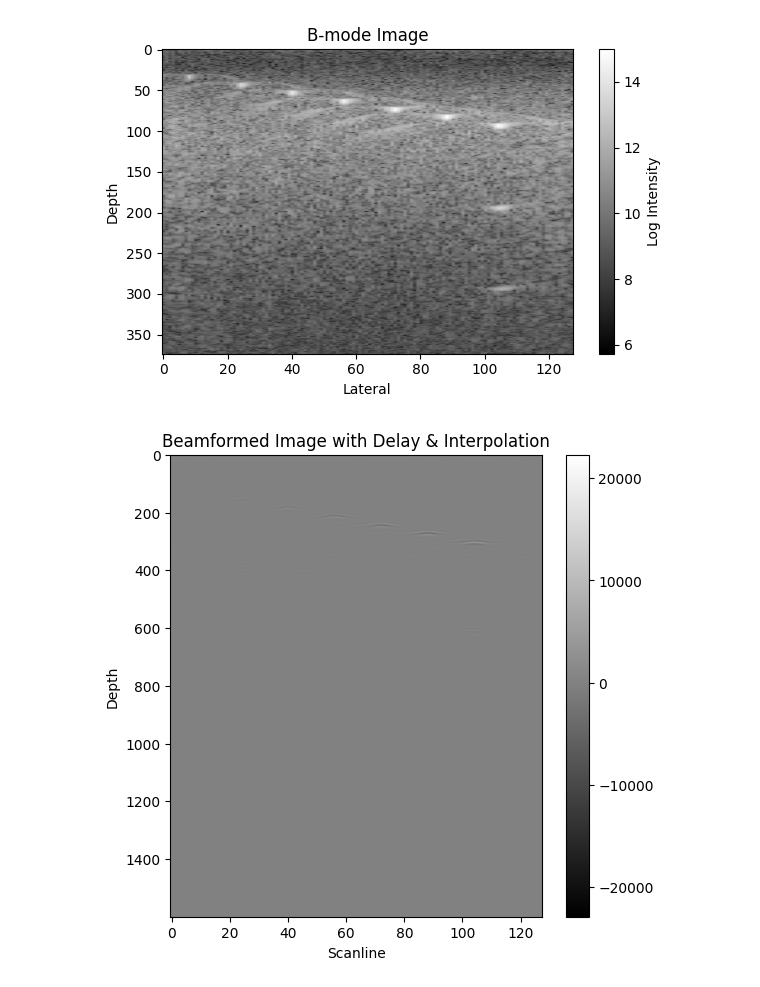
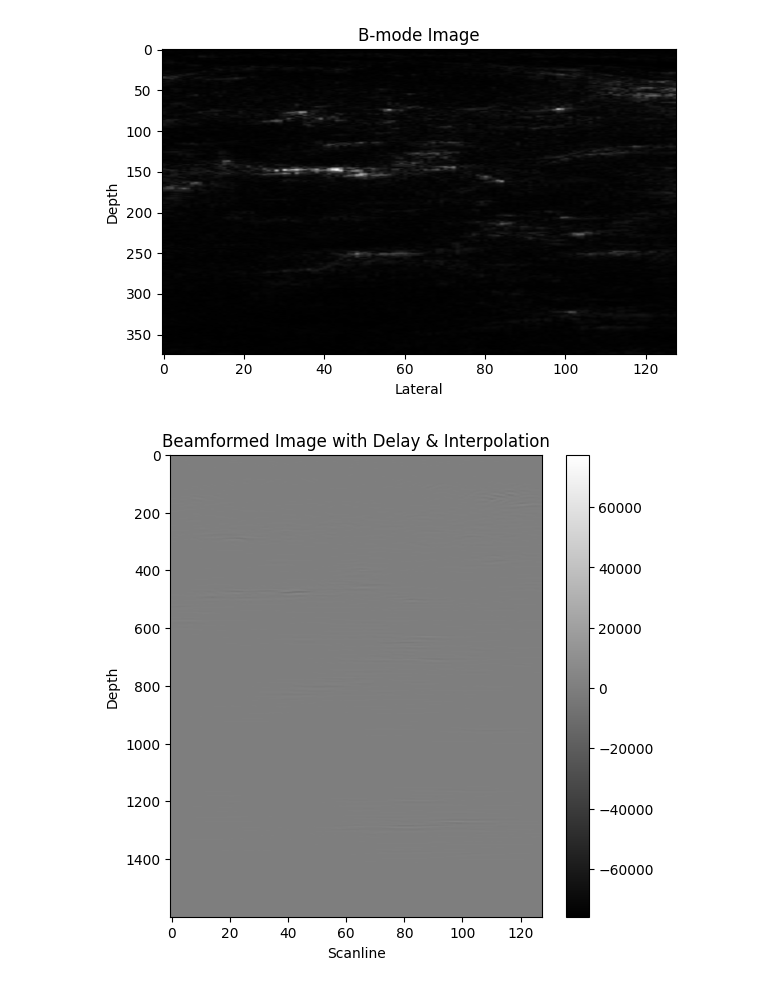
Before and after one commit to MUNHYUNBOO/Medical-Image-Processing, a Jupyter notebook: task2.ipynb, the cells around one changed output. Drawn from its saved outputs; the diff is of its cells as text; code cells hidden in the pictures.

```diff
--- a/task2.ipynb
+++ b/task2.ipynb
@@ -1,27 +1,27 @@
 # %%
 import numpy as np
 import matplotlib.pyplot as plt
 
 
 # 1.이미지 데이터 불러오기
-img_path = "/home/mhb0917/의료영상처리/202255646/phantom_Img.npy"
+img_path = "/home/mhb0917/의료영상처리/202255646/arm_Img.npy"
 arm_img = np.load(img_path)  # Shape: (374, 128, 1, 100)
 
 # 2. 첫 번째 프레임 선택 및 로그 압축
-img_frame = arm_img[:, :, 0, 0]         # 첫 프레임만 선택
-img_log = np.log1p(img_frame)           # log(1 + x) 압축
+img_frame = arm_img[:, :, 0, 66]         # 첫 프레임만 선택
+#img_log = np.log1p(img_frame)           # log(1 + x) 압축
 
 # 3. 시각화
 plt.figure(figsize=(6, 4))
-plt.imshow(img_log, cmap='gray', aspect='auto')
+plt.imshow(img_frame, cmap='gray', aspect='auto')
 plt.title("B-mode Image")
-plt.colorbar(label='Log Intensity')
+#plt.colorbar(label='Log Intensity')
 plt.xlabel("Lateral")
 plt.ylabel("Depth")
 plt.tight_layout()
 plt.show()
 # %% [output]
-[figure, old version]
+[figure, new version]
 # %%
 from scipy.interpolate import interp1d
 import numpy as np
@@ -62,8 +62,8 @@ import numpy as np
 import matplotlib.pyplot as plt
 from scipy.ndimage import zoom
 
-rf = np.load("/home/mhb0917/의료영상처리/202255646/phantom_Rfdata.npy")
-rf_frame = rf[:, :, 0]  # 첫 번째 프레임 사용
+rf = np.load("/home/mhb0917/의료영상처리/202255646/arm_rfdata.npy")
+rf_frame = rf[:, :, 66]  # 첫 번째 프레임 사용
 das = delayed_sum_beamforming(rf_frame)
 
 original_depth = das.shape[0]
@@ -86,7 +86,7 @@ plt.ylabel("Depth")
 plt.colorbar()
 plt.show()
 # %% [output]
-[figure, old version]
+[figure, new version]
 # %%
 from scipy.ndimage import zoom
 from scipy.signal import hilbert
```
Also changed, not shown: parts of 2 cells of this notebook, 1 other file.
